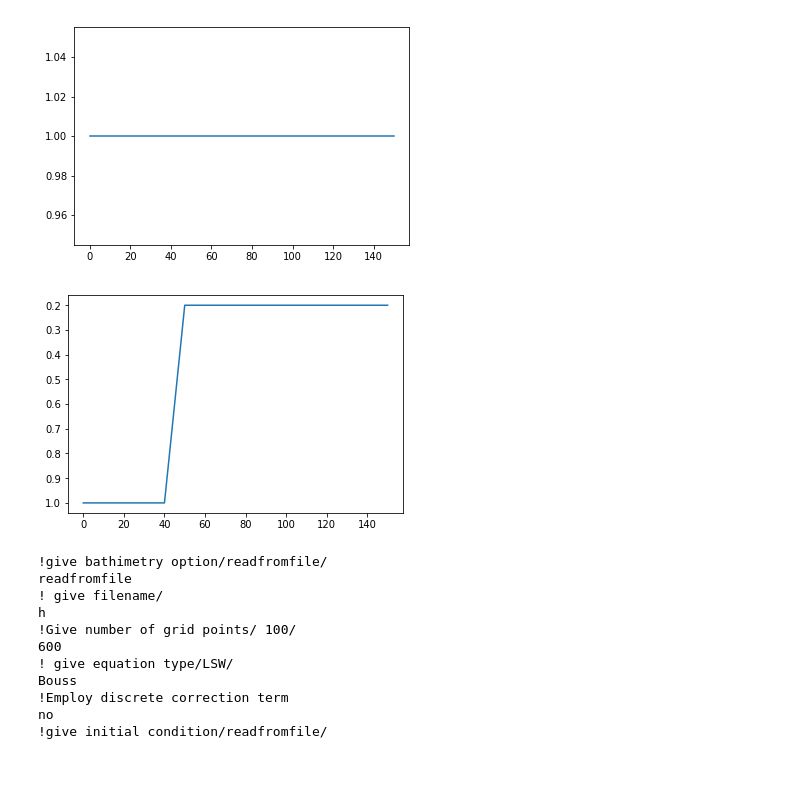
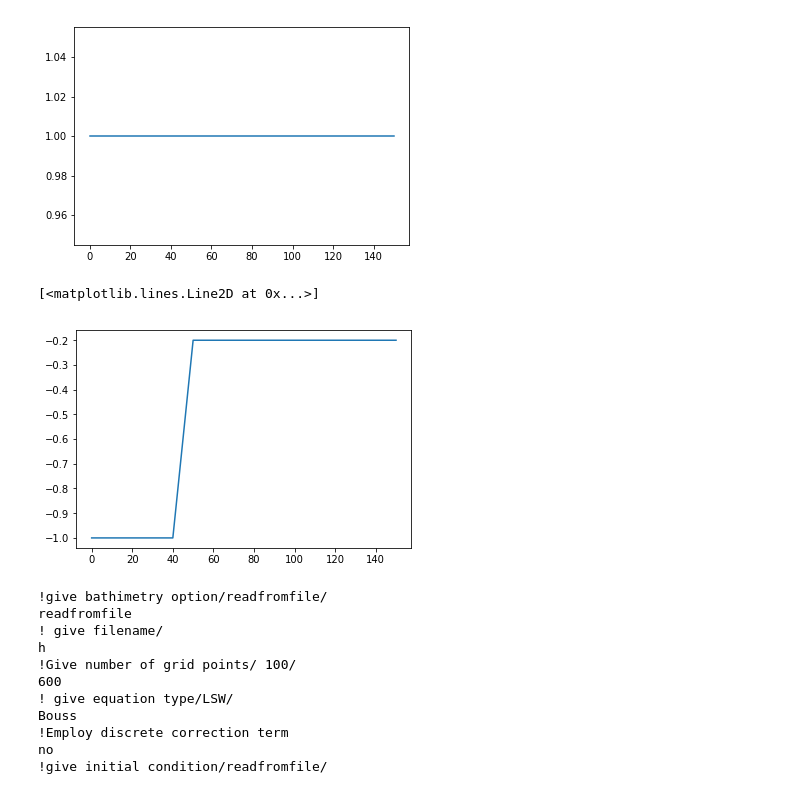
Before and after one commit to Reyna-RT/MEK9320, a Jupyter notebook: Second Assignment results.ipynb, the cells around one changed output. Saved outputs shown, nothing was run; the diff lists cells and outputs as text; code cells hidden in the pictures.

```diff
--- a/Second Assignment results.ipynb
+++ b/Second Assignment results.ipynb
@@ -1010,16 +1014,17 @@ plt.plot(a[0],a[1])
 # %%
 h = np.zeros(len(a[0]))
 for i in range(len(h)):
     if a[0][i]<40:
         h[i] = 1.
     elif a[0][i]<50:
         h[i] = 4.2-0.08*(a[0][i])
     elif a[0][i] <= 150:
         h[i] = 0.2
-plt.plot(a[0],h)
-plt.gca().invert_yaxis()
+plt.plot(a[0],-h)
+#plt.gca().invert_yaxis()
 # %% [output]
+[<matplotlib.lines.Line2D at 0x...>]
-[figure, old version]
+[figure, new version]
 # %%
 arc = open('flat_results/bores-c/h','w')
 np.savetxt(arc,np.c_[a[0],h])
```
Also changed, not shown: parts of 5 cells of this notebook.
